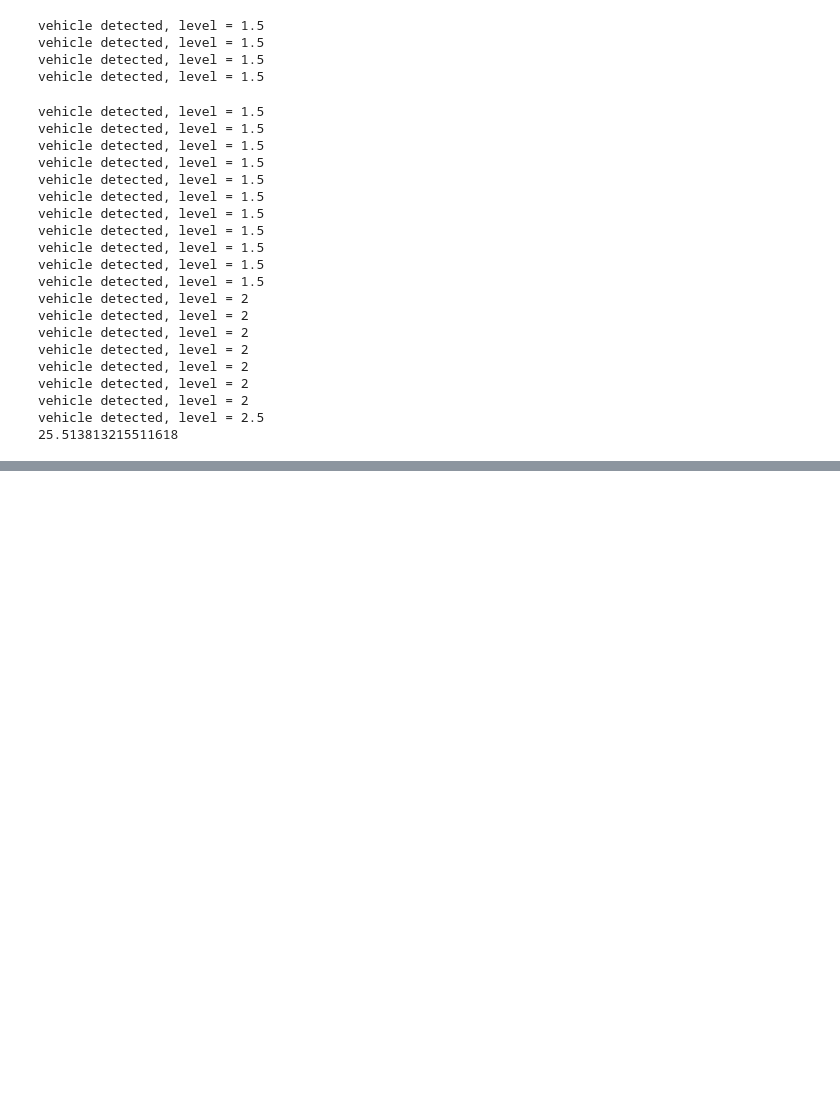
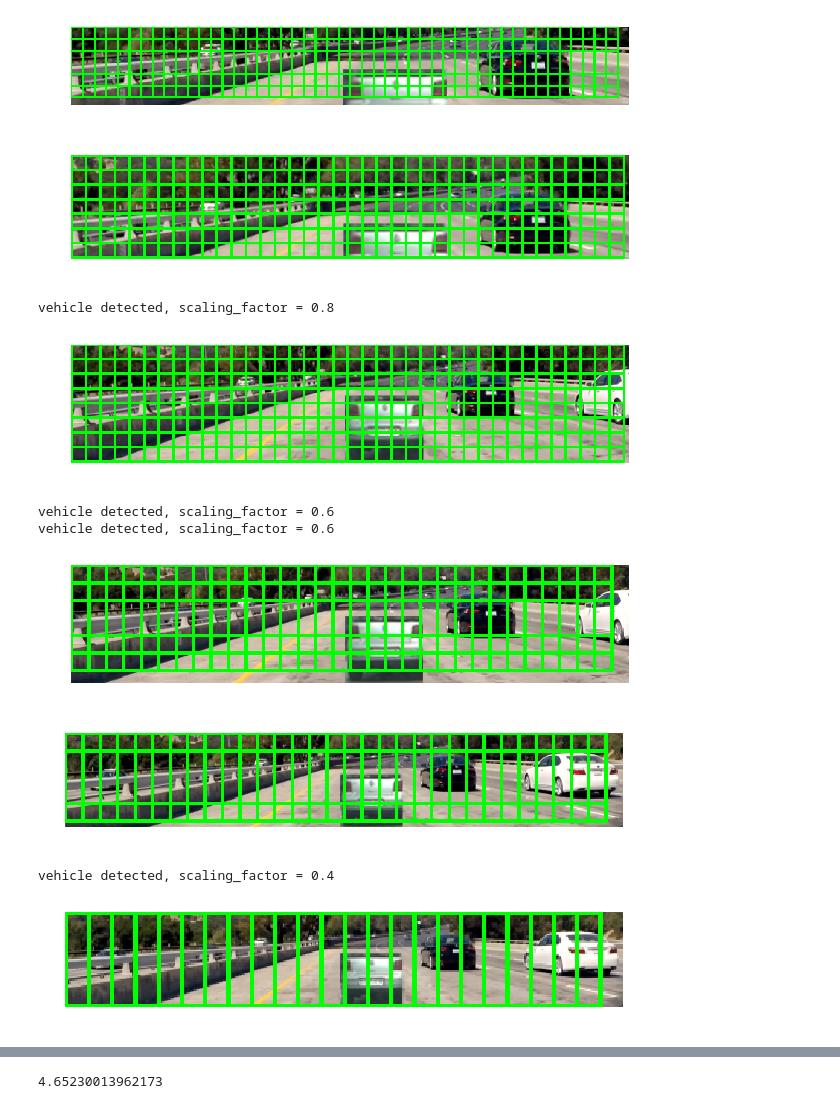
Before and after one commit to Corni33/CarND_P5_VehicleDetection, a Jupyter notebook: vehicle_detection.ipynb, the cells around one changed output, grey strips where cells are left out. Saved outputs shown, nothing was run; the diff lists cells and outputs as text; code cells hidden in the pictures; blank space fills up the shorter version.

```diff
--- a/vehicle_detection.ipynb
+++ b/vehicle_detection.ipynb
@@ -367,35 +380,19 @@ def get_sliding_window_features(img_orig):
 
     return heat_map
 # %%
-img = cv2.imread('./test_images/test6.jpg')
-
-img = crop_image(img)
+img = cv2.imread('./test_images/test11.jpg')
 
 t_start = time.clock()
 heat_map = get_sliding_window_features(img)
 print(time.clock()-t_start)
 # %% [output]
+[figure, added]
+[figure, added]
-vehicle detected, level = 1.5
-vehicle detected, level = 1.5
-vehicle detected, level = 1.5
-vehicle detected, level = 1.5
+vehicle detected, scaling_factor = 0.8
+[figure, added]
-vehicle detected, level = 1.5
-vehicle detected, level = 1.5
-vehicle detected, level = 1.5
-vehicle detected, level = 1.5
-vehicle detected, level = 1.5
-vehicle detected, level = 1.5
-vehicle detected, level = 1.5
-vehicle detected, level = 1.5
-vehicle detected, level = 1.5
-vehicle detected, level = 1.5
-vehicle detected, level = 1.5
-vehicle detected, level = 2
-vehicle detected, level = 2
-vehicle detected, level = 2
-vehicle detected, level = 2
-vehicle detected, level = 2
-vehicle detected, level = 2
-vehicle detected, level = 2
-vehicle detected, level = 2.5
-25.513813215511618
+vehicle detected, scaling_factor = 0.6
+vehicle detected, scaling_factor = 0.6
+[figure, added]
+[figure, added]
+vehicle detected, scaling_factor = 0.4
+[figure, added]
@@ -402,3 +400,4 @@ vehicle detected, level = 2.5
+4.65230013962173
 # %%
 from scipy.ndimage.measurements import label
 
```
Also changed, not shown: parts of 9 cells of this notebook.
